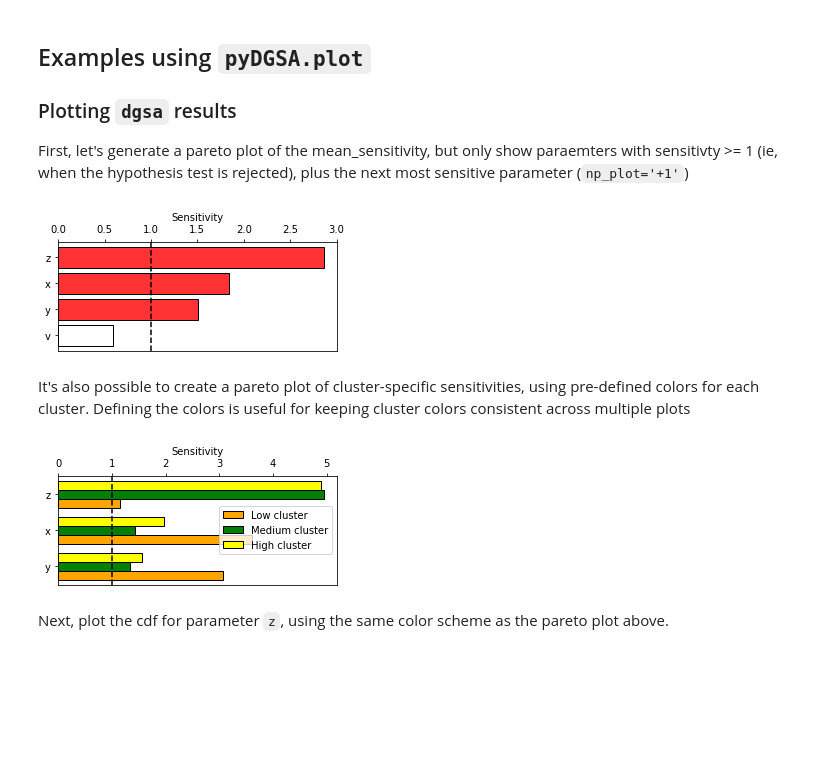
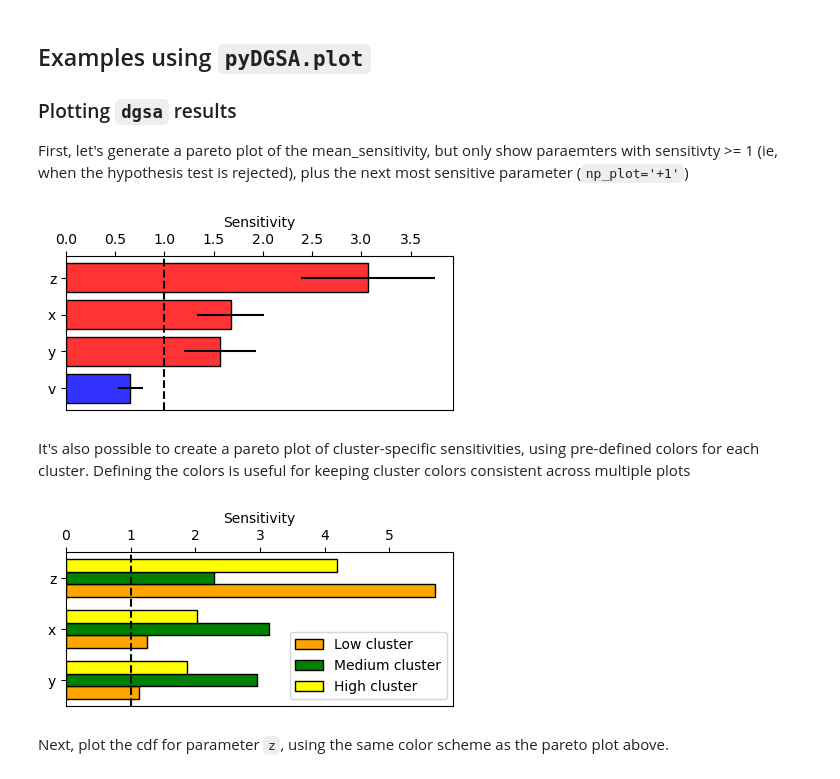
Before and after one commit to zperzan/pyDGSA, a Jupyter notebook: tutorial_detailed.ipynb, the cells around one changed output. Drawn from its saved outputs; the diff is of its cells as text; code cells hidden in the pictures; blank space fills up the shorter version.

```diff
--- a/tutorial_detailed.ipynb
+++ b/tutorial_detailed.ipynb
@@ -22,11 +22,13 @@ import numpy as np
 
 # Load model parameters
 parameters = np.load('sample_data/analytic_params.npy')
-responses = np.empty((parameters.shape[0], 2), dtype='float64')
+responses = np.empty((parameters.shape[0], 4), dtype='float64')
 
 # Construct model responses
 responses[:, 0] = parameters[:, 4]
 responses[:, 1] = np.abs(parameters[:, 2] * parameters[:, 3]-1)
+responses[:, 2] = np.sqrt(np.minimum(parameters[:, 2], parameters[:, 3]))
+responses[:, 3] = np.sqrt(parameters[:, 4])
 # %%
 # Now, calculate the euclidean distances between model responses
 from scipy.spatial.distance import pdist, squareform
@@ -58,6 +60,6 @@ from pyDGSA.dgsa import dgsa
 
 parameter_names=['v', 'w', 'x', 'y', 'z']
 mean_sensitivity = dgsa(parameters, labels, parameter_names=parameter_names, quantile=0.99,
-            n_boots=5000)
+                        n_boots=5000, confidence=True)
 print(mean_sensitivity)
 # %% [output]
@@ -191,9 +193,9 @@ sensitivty >= 1 (ie, when the hypothesis test is rejected), plus the next most s
 # %%
 from pyDGSA.plot import vert_pareto_plot
 
-fig, ax = vert_pareto_plot(mean_sensitivity, np_plot='+1')
+fig, ax = vert_pareto_plot(mean_sensitivity, np_plot='+1', confidence=True)
 # %% [output]
-[figure, old version]
+[figure, new version]
 # %% [markdown]
 It's also possible to create a pareto plot of cluster-specific sensitivities, using pre-defined colors for each cluster. Defining the colors is useful for keeping cluster colors consistent across multiple plots
 # %%
@@ -204,7 +206,7 @@ cluster_colors = ['orange', 'green', 'yellow']
 fig, ax = vert_pareto_plot(cluster_sensitivity, np_plot=3, fmt='cluster_avg',
                            colors=cluster_colors)
 # %% [output]
-[figure, old version]
+[figure, new version]
 # %% [markdown]
 Next, plot the cdf for parameter `z`, using the same color scheme as the pareto plot above.
 # %%
```
Also changed, not shown: parts of 13 cells of this notebook, 2 other files.
